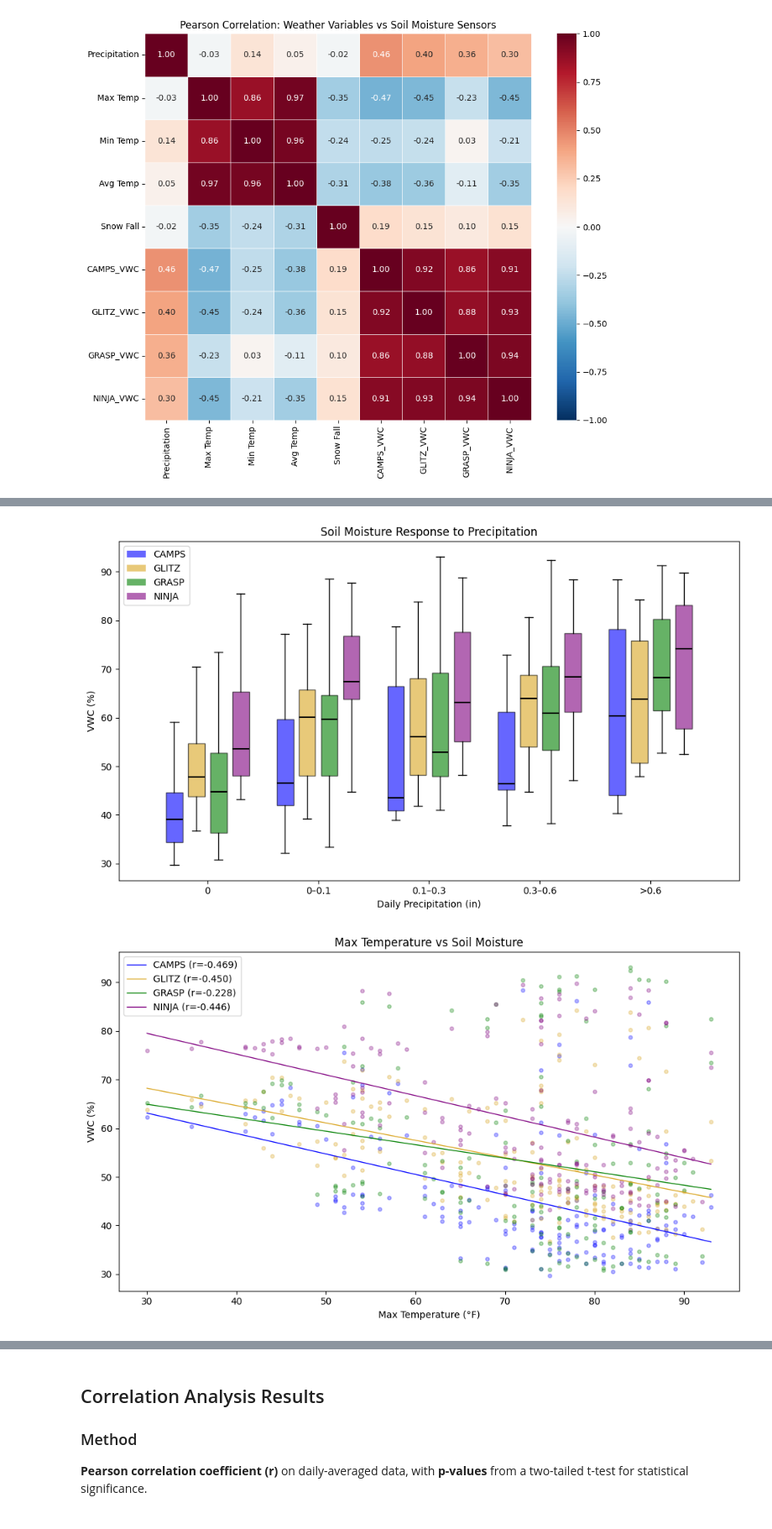
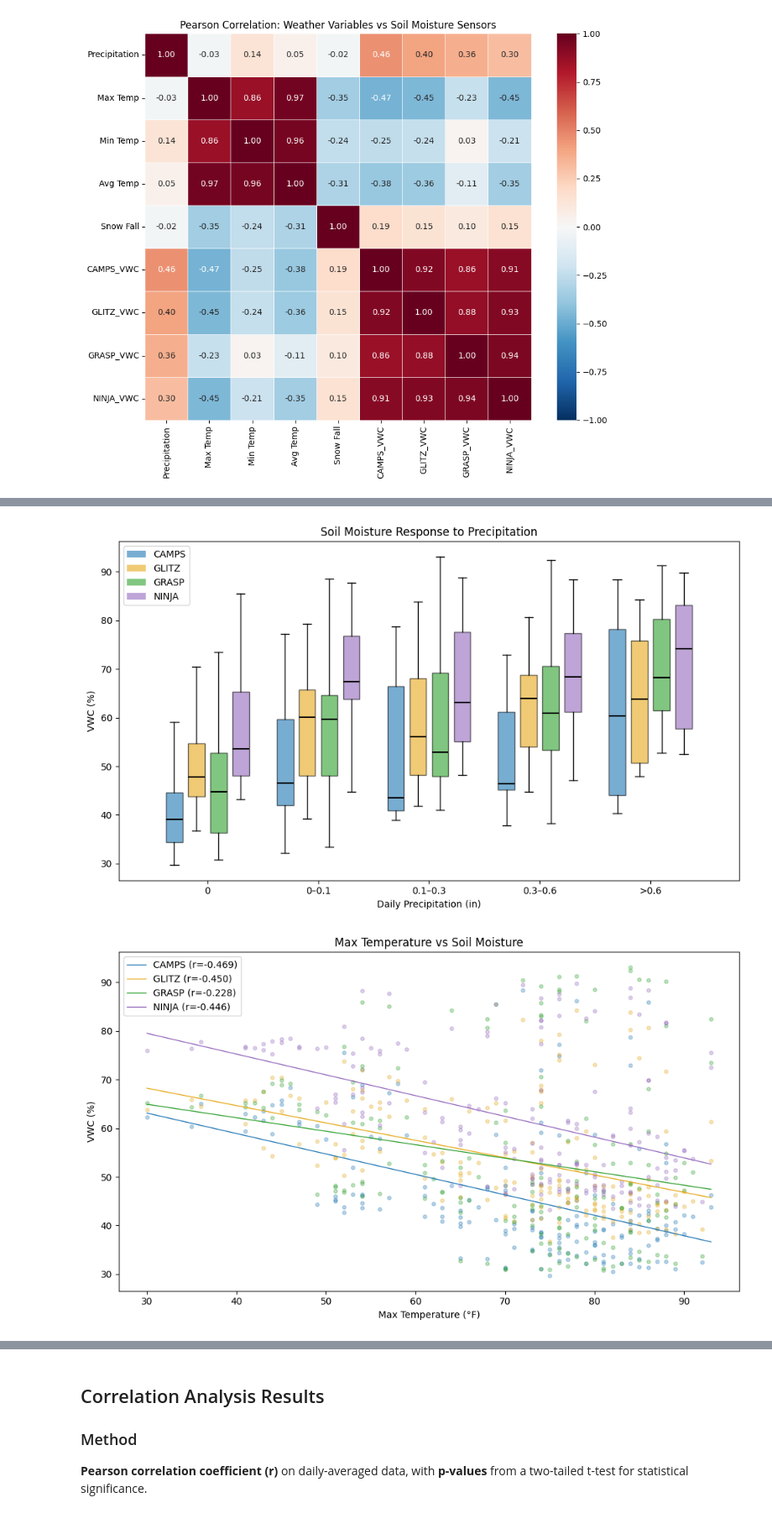
Before and after one commit to cta48/GeoData-Soil-Moisture-Sensors, a Jupyter notebook: GeoData_Soil_Moisture_Sensors.ipynb, the cells around one changed output, grey strips where cells are left out. Shown at 84% size. Drawn from its saved outputs; the diff is of its cells as text; code cells hidden in the pictures.

Commit message:
uniformed colors

```diff
--- a/GeoData_Soil_Moisture_Sensors.ipynb
+++ b/GeoData_Soil_Moisture_Sensors.ipynb
@@ -269,22 +286,42 @@ fig, ax = plt.subplots(figsize=(10, 6))
 
 precip_bins = [0, 0.01, 0.1, 0.3, 0.6, 3.0]
 bin_labels = ['0', '0–0.1', '0.1–0.3', '0.3–0.6', '>0.6']
-merged['precip_bin'] = pd.cut(merged['Precipitation'], bins=precip_bins, labels=bin_labels, include_lowest=True)
+merged['precip_bin'] = pd.cut(
+    merged['Precipitation'],
+    bins=precip_bins,
+    labels=bin_labels,
+    include_lowest=True
+)
 
-colors = {'CAMPS': 'blue', 'GLITZ': '#DAA520', 'GRASP': 'green', 'NINJA': 'purple'}
+# use sensor names, not column names
+colors = {
+    'CAMPS': '#1f77b4',
+    'GLITZ': '#e6a817',
+    'GRASP': '#2ca02c',
+    'NINJA': '#9467bd'
+}
+
 positions_offset = {'CAMPS': -0.3, 'GLITZ': -0.1, 'GRASP': 0.1, 'NINJA': 0.3}
 
 for sensor in sensor_vars:
     name = sensor.replace('_VWC', '')
     data_by_bin = []
     pos = []
+
     for j, label in enumerate(bin_labels):
         subset = merged.loc[merged['precip_bin'] == label, sensor].dropna()
         data_by_bin.append(subset.values)
         pos.append(j + positions_offset[name])
 
-    bp = ax.boxplot(data_by_bin, positions=pos, widths=0.15, patch_artist=True,
-                    showfliers=False, medianprops=dict(color='black', linewidth=1.5))
+    bp = ax.boxplot(
+        data_by_bin,
+        positions=pos,
+        widths=0.15,
+        patch_artist=True,
+        showfliers=False,
+        medianprops=dict(color='black', linewidth=1.5)
+    )
+
     for patch in bp['boxes']:
         patch.set_facecolor(colors[name])
         patch.set_alpha(0.6)
@@ -295,43 +332,46 @@ ax.set_xlabel('Daily Precipitation (in)')
 ax.set_ylabel('VWC (%)')
 ax.set_title('Soil Moisture Response to Precipitation')
 
-# Manual legend
 from matplotlib.patches import Patch
 legend_elements = [Patch(facecolor=c, alpha=0.6, label=n) for n, c in colors.items()]
 ax.legend(handles=legend_elements)
+
 plt.tight_layout()
 plt.show()
 
 
 # ---- TEMPERATURE: Regression with confidence bands ----
-# Temperature scatter with per-sensor regression lines
 fig, ax = plt.subplots(figsize=(10, 6))
-
-colors = {'CAMPS_VWC': 'blue', 'GLITZ_VWC': '#DAA520', 'GRASP_VWC': 'green', 'NINJA_VWC': 'purple'}
 
 for sensor in sensor_vars:
     temp_df = merged[['Max Temp', sensor]].dropna().sort_values('Max Temp')
     x = temp_df['Max Temp'].values
     y = temp_df[sensor].values
     r, _ = stats.pearsonr(x, y)
+
     name = sensor.replace('_VWC', '')
 
-    ax.scatter(x, y, alpha=0.3, s=15, color=colors[sensor])
+    ax.scatter(x, y, alpha=0.3, s=15, color=colors[name])
 
-    # Regression line
     slope, intercept = np.polyfit(x, y, 1)
-    ax.plot(x, slope * x + intercept, color=colors[sensor], linewidth=1.0,
-            label=f'{name} (r={r:.3f})')
+    ax.plot(
+        x,
+        slope * x + intercept,
+        color=colors[name],
+        linewidth=1.0,
+        label=f'{name} (r={r:.3f})'
+    )
 
 ax.set_xlabel('Max Temperature (°F)')
 ax.set_ylabel('VWC (%)')
 ax.set_title('Max Temperature vs Soil Moisture')
 ax.legend()
+
 plt.tight_layout()
 plt.show()
 # %% [output]
-[figure, old version]
+[figure, new version]
-[figure, old version]
+[figure, new version]
 # %%
 # Lagged Cross-Correlation: Precipitation -> VWC (0 to 7 day lag)
 # Tests: does rain on day X predict soil moisture on day X+lag?
```
Also changed, not shown: parts of 1 cell of this notebook.
